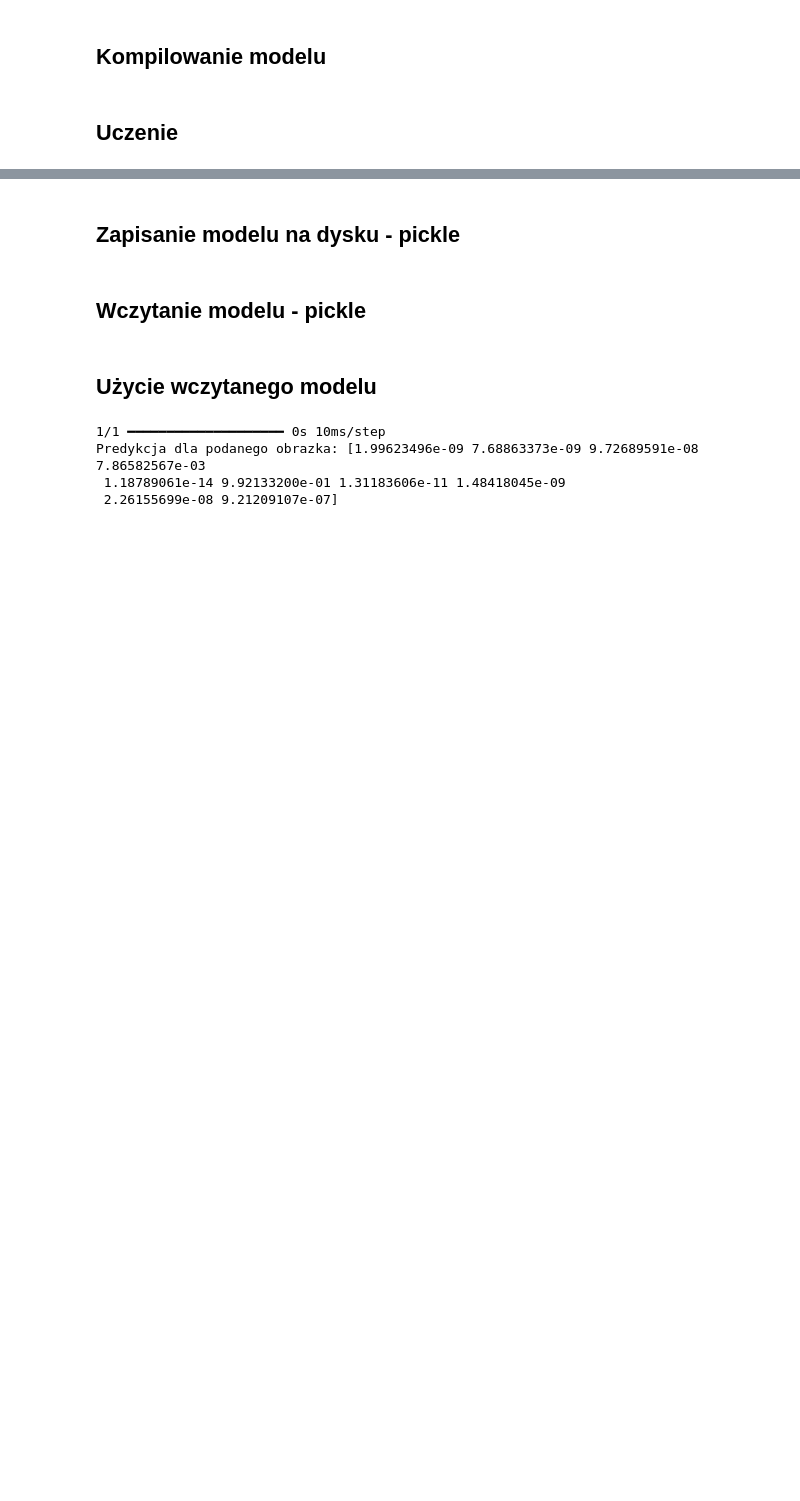
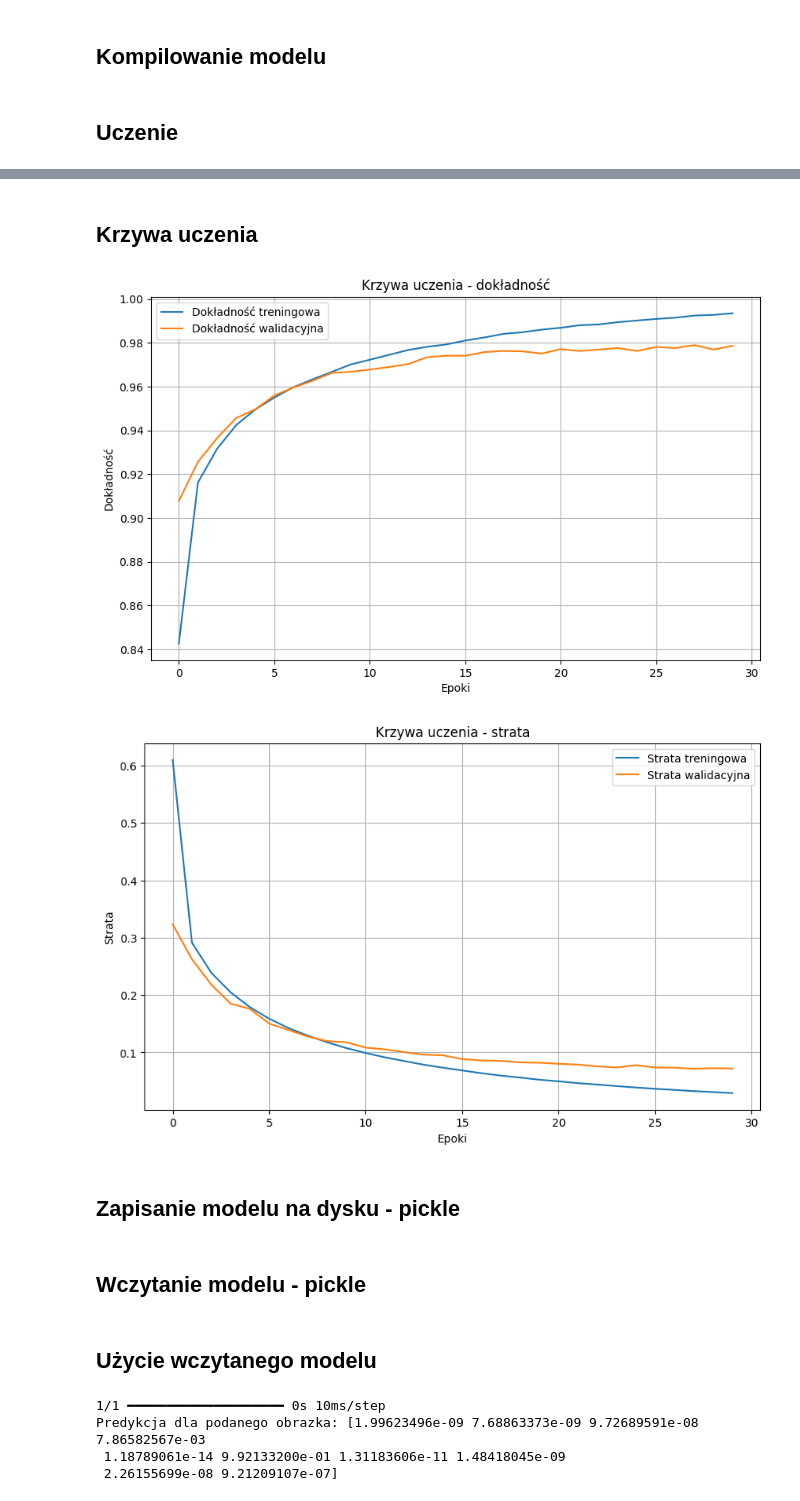
Before and after one commit to piotr-sobieraj/praca-licencjacka-notebook, a Jupyter notebook: praca_lic.ipynb, the cells around one changed output, grey strips where cells are left out. Cells and saved outputs as stored; diff of their text form; code cells hidden in the pictures; blank space fills up the shorter version.

```diff
--- a/praca_lic.ipynb
+++ b/praca_lic.ipynb
@@ -478,3 +569,32 @@ Epoch 30/30
+# %% [markdown]
+## Krzywa uczenia
+# %%
+import matplotlib.pyplot as plt
+
+# Rysowanie krzywej dokładności
+plt.figure(figsize=(10, 6))
+plt.plot(history_mlp.history["accuracy"], label="Dokładność treningowa")
+plt.plot(history_mlp.history["val_accuracy"], label="Dokładność walidacyjna")
+plt.xlabel("Epoki")
+plt.ylabel("Dokładność")
+plt.title("Krzywa uczenia - dokładność")
+plt.legend()
+plt.grid(True)
+plt.show()
+
+# Rysowanie krzywej straty
+plt.figure(figsize=(10, 6))
+plt.plot(history_mlp.history["loss"], label="Strata treningowa")
+plt.plot(history_mlp.history["val_loss"], label="Strata walidacyjna")
+plt.xlabel("Epoki")
+plt.ylabel("Strata")
+plt.title("Krzywa uczenia - strata")
+plt.legend()
+plt.grid(True)
+plt.show()
+# %% [output]
+[figure, added]
+[figure, added]
 # %% [markdown]
 ## Zapisanie modelu na dysku - pickle
 # %%
```
Also changed, not shown: parts of 32 cells of this notebook.
